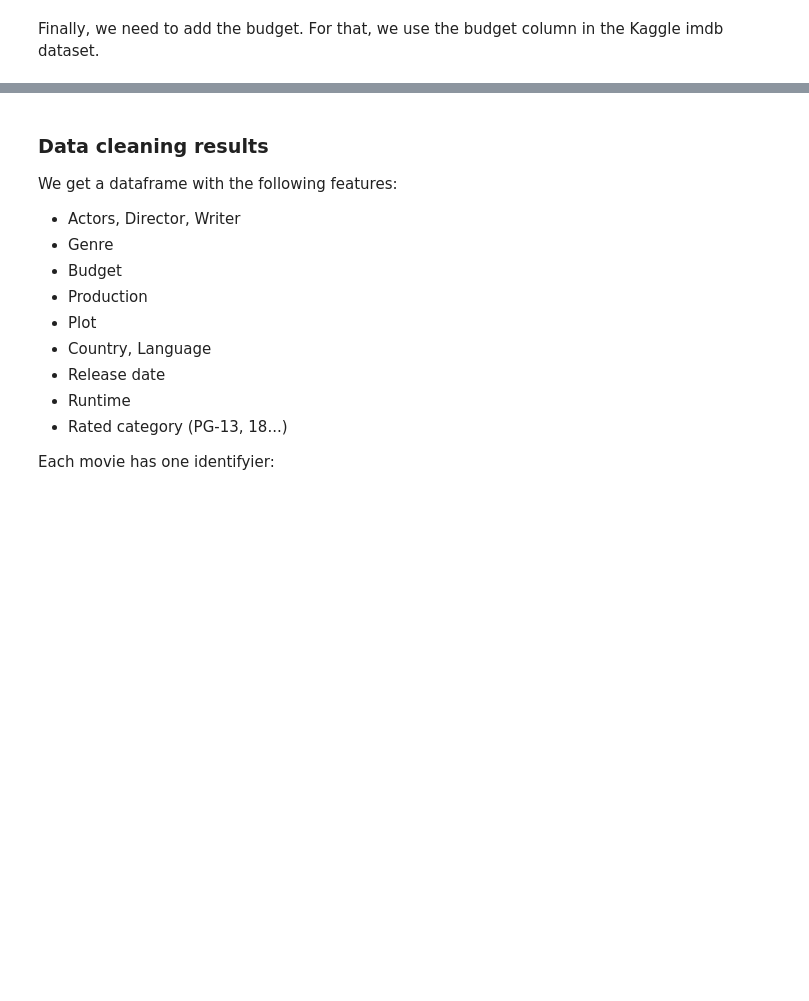
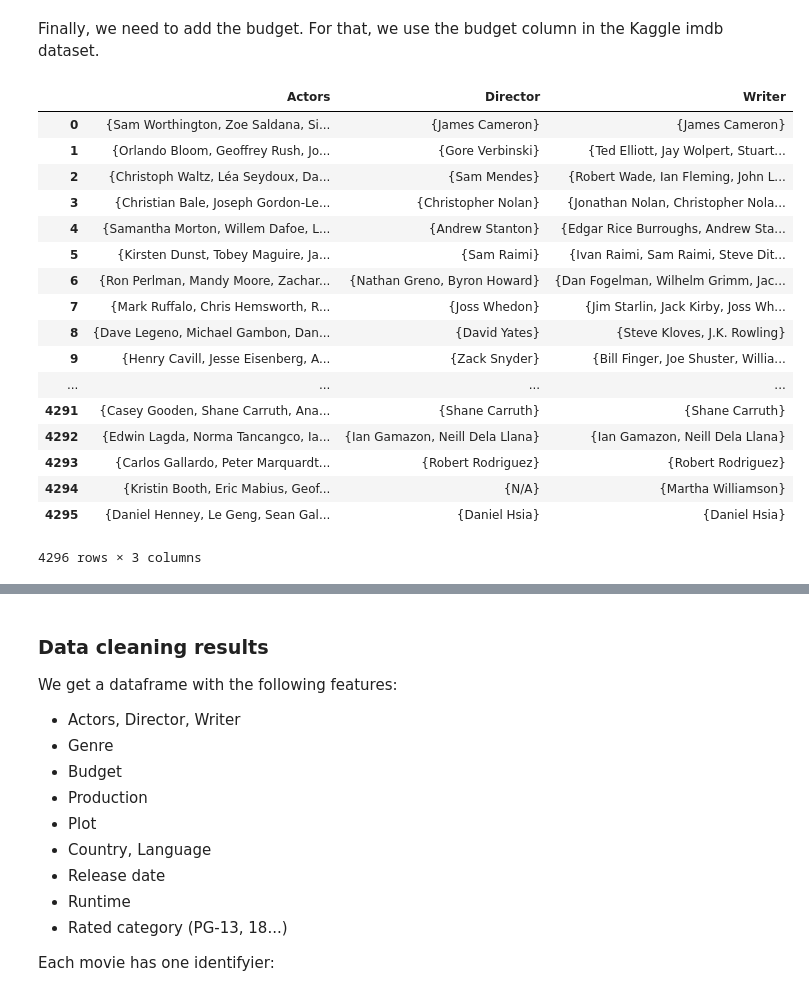
Before and after one commit to illorens/Project_NTDS, a Jupyter notebook: Analysis.ipynb, the cells around one changed output, grey strips where cells are left out. Saved outputs shown, nothing was run; the diff lists cells and outputs as text; code cells hidden in the pictures; blank space fills up the shorter version.

```diff
--- a/Analysis.ipynb
+++ b/Analysis.ipynb
@@ -604,3 +589,26 @@ final_df = dataframe_.merge(budget_df, how='inner')
 final_df = final_df.drop(columns=['imdbID'])
 # %%
 final_df.to_pickle("final_df.pkl")
+# %%
+dataframe_tmp = final_df.loc[:,['Actors','Director','Writer']]
+# %%
+dataframe_tmp
+# %% [output]
+|  | Actors | Director | Writer |
+| 0 | {Sam Worthington, Zoe Saldana, Si... | {James Cameron} | {James Cameron} |
+| 1 | {Orlando Bloom, Geoffrey Rush, Jo... | {Gore Verbinski} | {Ted Elliott, Jay Wolpert, Stuart... |
+| 2 | {Christoph Waltz, Léa Seydoux, Da... | {Sam Mendes} | {Robert Wade, Ian Fleming, John L... |
+| 3 | {Christian Bale, Joseph Gordon-Le... | {Christopher Nolan} | {Jonathan Nolan, Christopher Nola... |
+| 4 | {Samantha Morton, Willem Dafoe, L... | {Andrew Stanton} | {Edgar Rice Burroughs, Andrew Sta... |
+| 5 | {Kirsten Dunst, Tobey Maguire, Ja... | {Sam Raimi} | {Ivan Raimi, Sam Raimi, Steve Dit... |
+| 6 | {Ron Perlman, Mandy Moore, Zachar... | {Nathan Greno, Byron Howard} | {Dan Fogelman, Wilhelm Grimm, Jac... |
+| 7 | {Mark Ruffalo, Chris Hemsworth, R... | {Joss Whedon} | {Jim Starlin, Jack Kirby, Joss Wh... |
+| 8 | {Dave Legeno, Michael Gambon, Dan... | {David Yates} | {Steve Kloves, J.K. Rowling} |
+| 9 | {Henry Cavill, Jesse Eisenberg, A... | {Zack Snyder} | {Bill Finger, Joe Shuster, Willia... |
+| ... | ... | ... | ... |
+| 4291 | {Casey Gooden, Shane Carruth, Ana... | {Shane Carruth} | {Shane Carruth} |
+| 4292 | {Edwin Lagda, Norma Tancangco, Ia... | {Ian Gamazon, Neill Dela Llana} | {Ian Gamazon, Neill Dela Llana} |
+| 4293 | {Carlos Gallardo, Peter Marquardt... | {Robert Rodriguez} | {Robert Rodriguez} |
+| 4294 | {Kristin Booth, Eric Mabius, Geof... | {N/A} | {Martha Williamson} |
+| 4295 | {Daniel Henney, Le Geng, Sean Gal... | {Daniel Hsia} | {Daniel Hsia} |
+4296 rows × 3 columns
```
Also changed, not shown: parts of 16 cells of this notebook.
